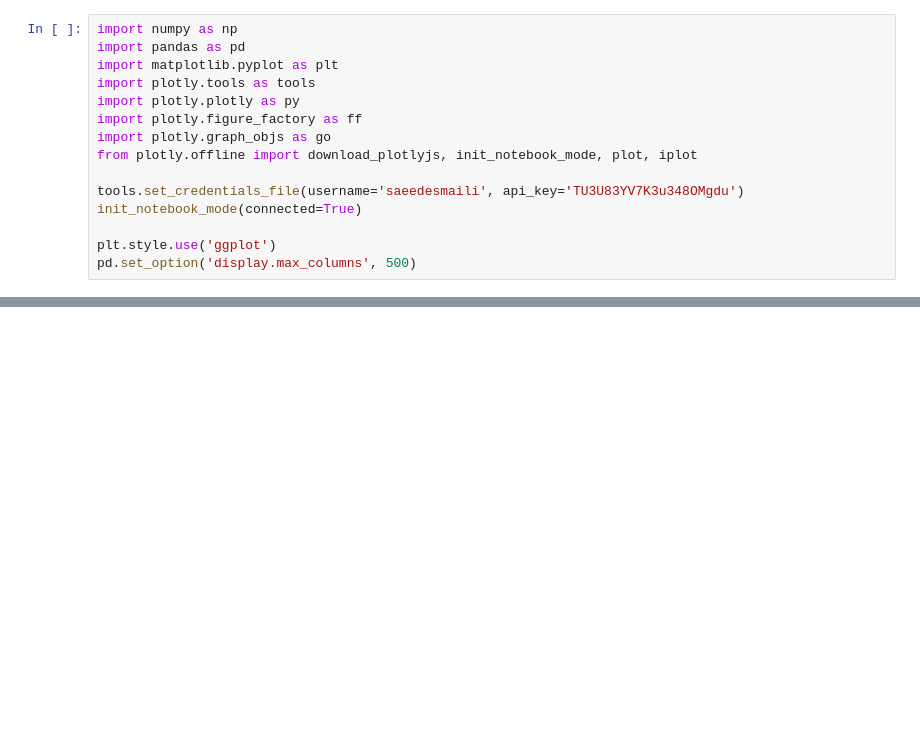
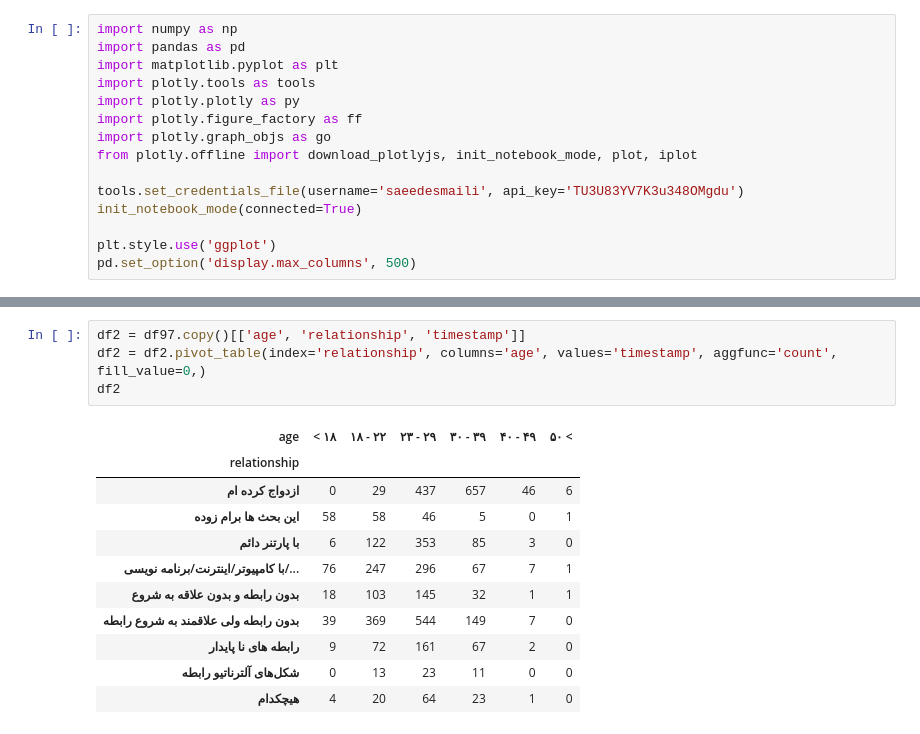
Before and after one commit to saeedesmaili/iran-developers-salary, a Jupyter notebook: analysis.ipynb, the cells around one changed output, grey strips where cells are left out. Cells and saved outputs as stored; diff of their text form; blank space fills up the shorter version.

```diff
--- a/analysis.ipynb
+++ b/analysis.ipynb
@@ -49,0 +175,16 @@ df_[df_.duplicated()]
+# %%
+df2 = df97.copy()[['age', 'relationship', 'timestamp']]
+df2 = df2.pivot_table(index='relationship', columns='age', values='timestamp', aggfunc='count', fill_value=0,)
+df2
+# %% [output]
+| age | < ۱۸ | ۱۸ - ۲۲ | ۲۳ - ۲۹ | ۳۰ - ۳۹ | ۴۰ - ۴۹ | ۵۰ < |
+| relationship |  |  |  |  |  |  |
+| ازدواج کرده ام | 0 | 29 | 437 | 657 | 46 | 6 |
+| این بحث ها برام زوده | 58 | 58 | 46 | 5 | 0 | 1 |
+| با پارتنر دائم | 6 | 122 | 353 | 85 | 3 | 0 |
+| با کامپیوتر/اینترنت/برنامه نویسی/... | 76 | 247 | 296 | 67 | 7 | 1 |
+| بدون رابطه و بدون علاقه به شروع | 18 | 103 | 145 | 32 | 1 | 1 |
+| بدون رابطه ولی علاقمند به شروع رابطه | 39 | 369 | 544 | 149 | 7 | 0 |
+| رابطه های نا پایدار | 9 | 72 | 161 | 67 | 2 | 0 |
+| شکل‌های آلترناتیو رابطه | 0 | 13 | 23 | 11 | 0 | 0 |
+| هیچکدام | 4 | 20 | 64 | 23 | 1 | 0 |
```
Also changed, not shown: parts of 10 cells of this notebook, 6 other files.
